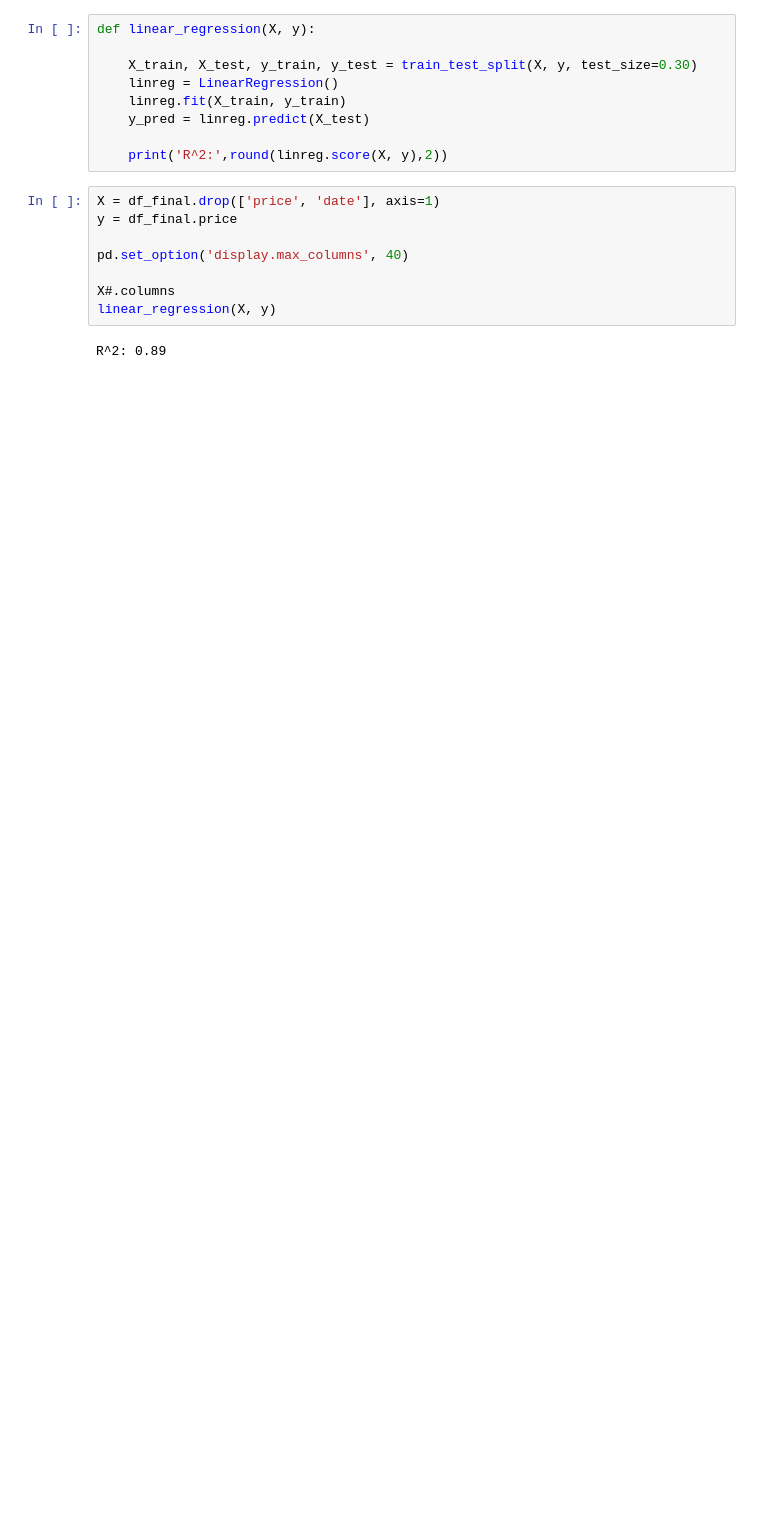
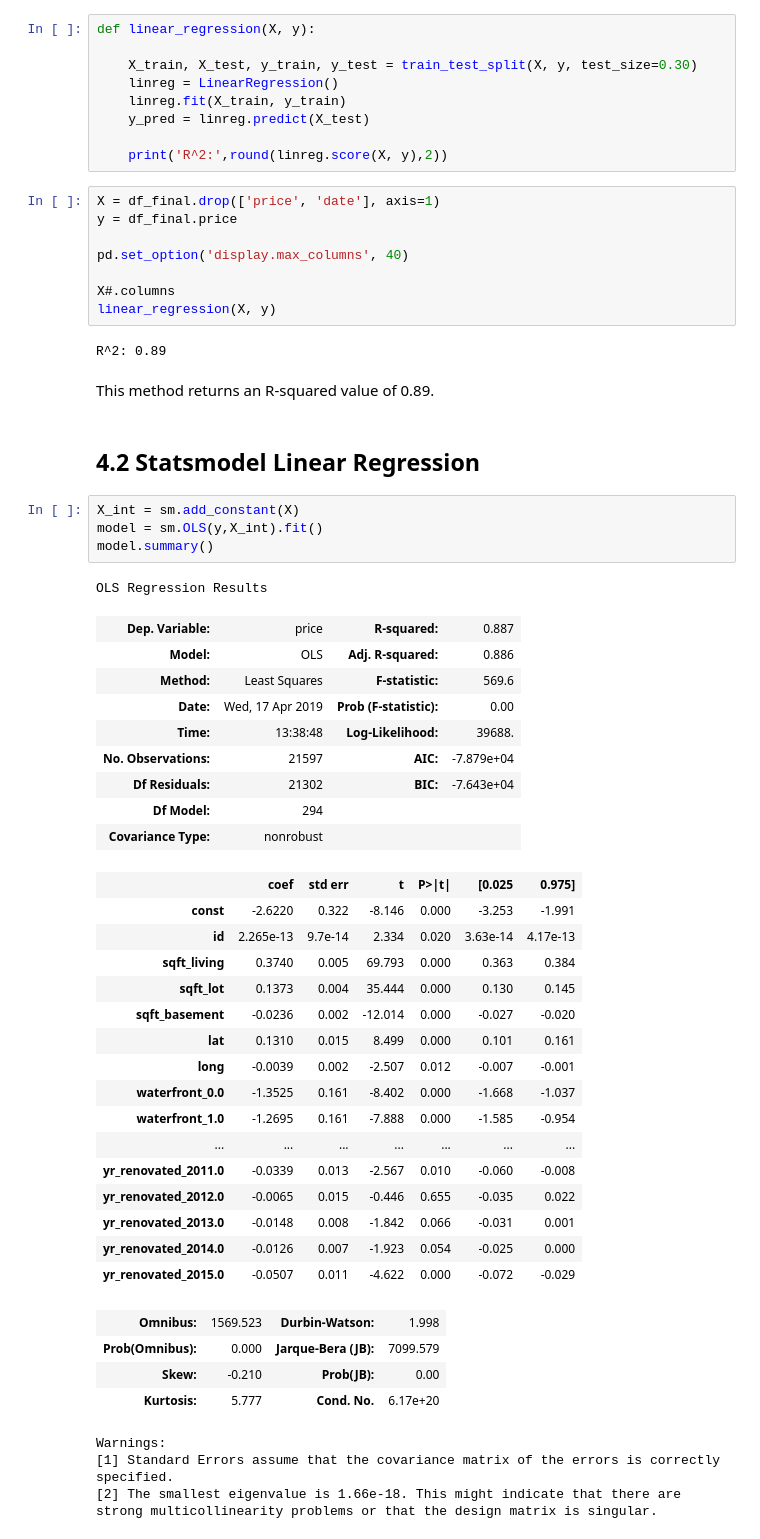
Before and after one commit to jsavory-94/dsc-1-final-project-online-ds-pt-021119, a Jupyter notebook: student.ipynb, the cells around one changed output. Drawn from its saved outputs; the diff is of its cells as text; blank space fills up the shorter version.

```diff
--- a/student.ipynb
+++ b/student.ipynb
@@ -1060,3 +783,46 @@ X#.columns
 linear_regression(X, y)
 # %% [output]
 R^2: 0.89
+# %% [markdown]
+This method returns an R-squared value of 0.89.
+# %% [markdown]
+## 4.2 Statsmodel Linear Regression
+# %%
+X_int = sm.add_constant(X)
+model = sm.OLS(y,X_int).fit()
+model.summary()
+# %% [output]
+OLS Regression Results
+| Dep. Variable: | price | R-squared: | 0.887 |
+| Model: | OLS | Adj. R-squared: | 0.886 |
+| Method: | Least Squares | F-statistic: | 569.6 |
+| Date: | Wed, 17 Apr 2019 | Prob (F-statistic): | 0.00 |
+| Time: | 13:38:48 | Log-Likelihood: | 39688. |
+| No. Observations: | 21597 | AIC: | -7.879e+04 |
+| Df Residuals: | 21302 | BIC: | -7.643e+04 |
+| Df Model: | 294 |  |  |
+| Covariance Type: | nonrobust |  |  |
+|  | coef | std err | t | P>|t| | [0.025 | 0.975] |
+| const | -2.6220 | 0.322 | -8.146 | 0.000 | -3.253 | -1.991 |
+| id | 2.265e-13 | 9.7e-14 | 2.334 | 0.020 | 3.63e-14 | 4.17e-13 |
+| sqft_living | 0.3740 | 0.005 | 69.793 | 0.000 | 0.363 | 0.384 |
+| sqft_lot | 0.1373 | 0.004 | 35.444 | 0.000 | 0.130 | 0.145 |
+| sqft_basement | -0.0236 | 0.002 | -12.014 | 0.000 | -0.027 | -0.020 |
+| lat | 0.1310 | 0.015 | 8.499 | 0.000 | 0.101 | 0.161 |
+| long | -0.0039 | 0.002 | -2.507 | 0.012 | -0.007 | -0.001 |
+| waterfront_0.0 | -1.3525 | 0.161 | -8.402 | 0.000 | -1.668 | -1.037 |
+| waterfront_1.0 | -1.2695 | 0.161 | -7.888 | 0.000 | -1.585 | -0.954 |
+| ... | ... | ... | ... | ... | ... | ... |
+| yr_renovated_2011.0 | -0.0339 | 0.013 | -2.567 | 0.010 | -0.060 | -0.008 |
+| yr_renovated_2012.0 | -0.0065 | 0.015 | -0.446 | 0.655 | -0.035 | 0.022 |
+| yr_renovated_2013.0 | -0.0148 | 0.008 | -1.842 | 0.066 | -0.031 | 0.001 |
+| yr_renovated_2014.0 | -0.0126 | 0.007 | -1.923 | 0.054 | -0.025 | 0.000 |
+| yr_renovated_2015.0 | -0.0507 | 0.011 | -4.622 | 0.000 | -0.072 | -0.029 |
+| Omnibus: | 1569.523 | Durbin-Watson: | 1.998 |
+| Prob(Omnibus): | 0.000 | Jarque-Bera (JB): | 7099.579 |
+| Skew: | -0.210 | Prob(JB): | 0.00 |
+| Kurtosis: | 5.777 | Cond. No. | 6.17e+20 |
+Warnings:
+[1] Standard Errors assume that the covariance matrix of the errors is correctly specified.
+[2] The smallest eigenvalue is 1.66e-18. This might indicate that there are
+strong multicollinearity problems or that the design matrix is singular.
```
Also changed, not shown: parts of 26 cells of this notebook.
